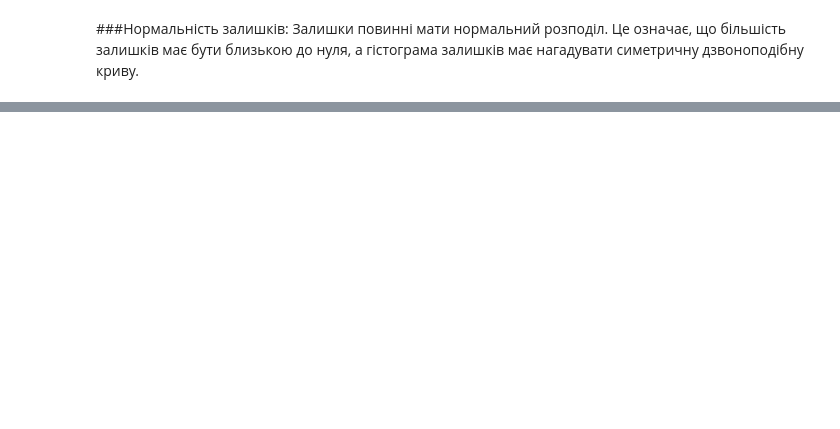
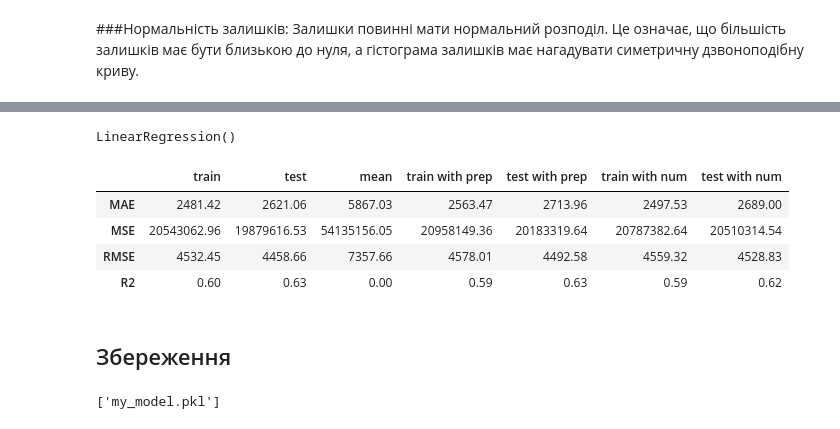
Before and after one commit to HalyshAnton/IT-Step-Pyton-AI, a Jupyter notebook: module3/linear_regression.ipynb, the cells around one changed output, grey strips where cells are left out. Cells and saved outputs as stored; diff of their text form; code cells hidden in the pictures; blank space fills up the shorter version.

```diff
--- a/module3/linear_regression.ipynb
+++ b/module3/linear_regression.ipynb
@@ -352,0 +470,3 @@ plt.hist(res, bins=bins)
+# %%
+all_metrics["train with prep"] = get_metrics(y_train, model2.predict(X_train))
+all_metrics["test with prep"] = get_metrics(y_test, model2.predict(X_test))
@@ -352,0 +483,8 @@ plt.hist(res, bins=bins)
+# %%
+y = df["expenses"]
+X = df.drop(columns=["expenses", "sex", "region"])
+X["smoker"] = X["smoker"].map({"yes":1, "no":0})
+
+X_train, X_test, y_train, y_test = train_test_split(X, y,
+                                                    train_size=0.8,  # частка даних для навчання
+                                                    random_state=42)
@@ -352,0 +500,24 @@ plt.hist(res, bins=bins)
+# %%
+model3 = LinearRegression()
+
+model3.fit(X_train, y_train)
+# %% [output]
+LinearRegression()
+# %%
+all_metrics["train with num"] = get_metrics(y_train, model3.predict(X_train))
+all_metrics["test with num"] = get_metrics(y_test, model3.predict(X_test))
+# %%
+all_metrics
+# %% [output]
+|  | train | test | mean | train with prep | test with prep | train with num | test with num |
+| MAE | 2481.42 | 2621.06 | 5867.03 | 2563.47 | 2713.96 | 2497.53 | 2689.00 |
+| MSE | 20543062.96 | 19879616.53 | 54135156.05 | 20958149.36 | 20183319.64 | 20787382.64 | 20510314.54 |
+| RMSE | 4532.45 | 4458.66 | 7357.66 | 4578.01 | 4492.58 | 4559.32 | 4528.83 |
+| R2 | 0.60 | 0.63 | 0.00 | 0.59 | 0.63 | 0.59 | 0.62 |
+# %% [markdown]
+## Збереження
+# %%
+import joblib
+joblib.dump(model2, 'my_model.pkl')
+# %% [output]
+['my_model.pkl']
```
Also changed, not shown: parts of 32 cells of this notebook.
